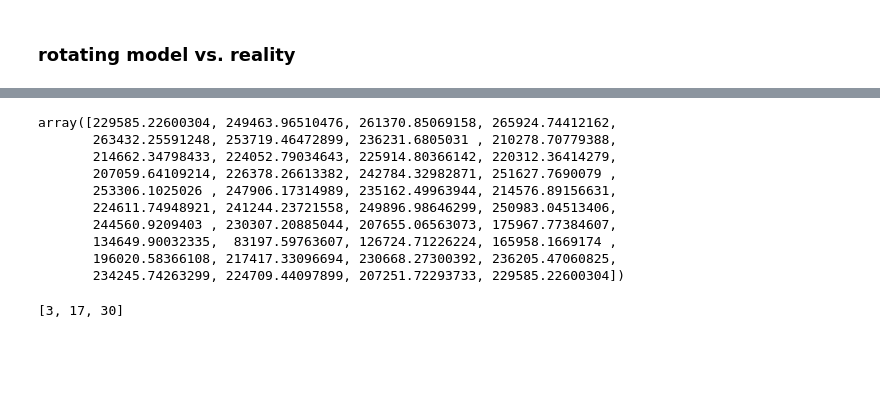
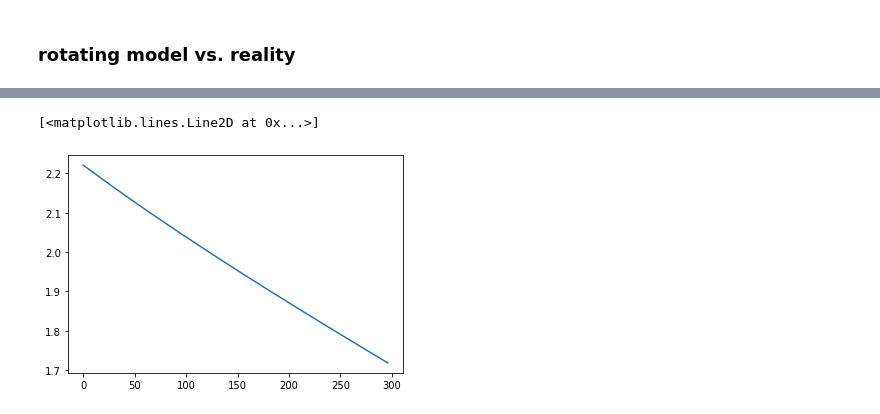
Before and after one commit to limu007/cube, a Jupyter notebook: Attitude_october.ipynb, the cells around one changed output, grey strips where cells are left out. Drawn from its saved outputs; the diff is of its cells as text; code cells hidden in the pictures; blank space fills up the shorter version.

```diff
--- a/Attitude_october.ipynb
+++ b/Attitude_october.ipynb
@@ -412,20 +417,5 @@ Text(0.5, 1.0, 'diff')
-# %%
-simu.max(0)
-# %% [output]
-array([229585.22600304, 249463.96510476, 261370.85069158, 265924.74412162,
-       263432.25591248, 253719.46472899, 236231.6805031 , 210278.70779388,
-       214662.34798433, 224052.79034643, 225914.80366142, 220312.36414279,
-       207059.64109214, 226378.26613382, 242784.32982871, 251627.7690079 ,
-       253306.1025026 , 247906.17314989, 235162.49963944, 214576.89156631,
-       224611.74948921, 241244.23721558, 249896.98646299, 250983.04513406,
-       244560.9209403 , 230307.20885044, 207655.06563073, 175967.77384607,
-       134649.90032335,  83197.59763607, 126724.71226224, 165958.1669174 ,
-       196020.58366108, 217417.33096694, 230668.27300392, 236205.47060825,
-       234245.74263299, 224709.44097899, 207251.72293733, 229585.22600304])
-# %%
-from scipy import ndimage as nd
-sec,nsec=nd.label(irsens2[2]>0.5)
-ix=np.r_[:len(irsens2[2])]
-[ix[sec==i][0]+np.argmax(irsens2[2][sec==i]) for i in range(1,nsec+1)]
-# %% [output]
-[3, 17, 30]
+# %%
+pl.plot(dt,angle2)
+# %% [output]
+[<matplotlib.lines.Line2D at 0x...>]
+[figure, added]
```
Also changed, not shown: parts of 28 cells of this notebook.
